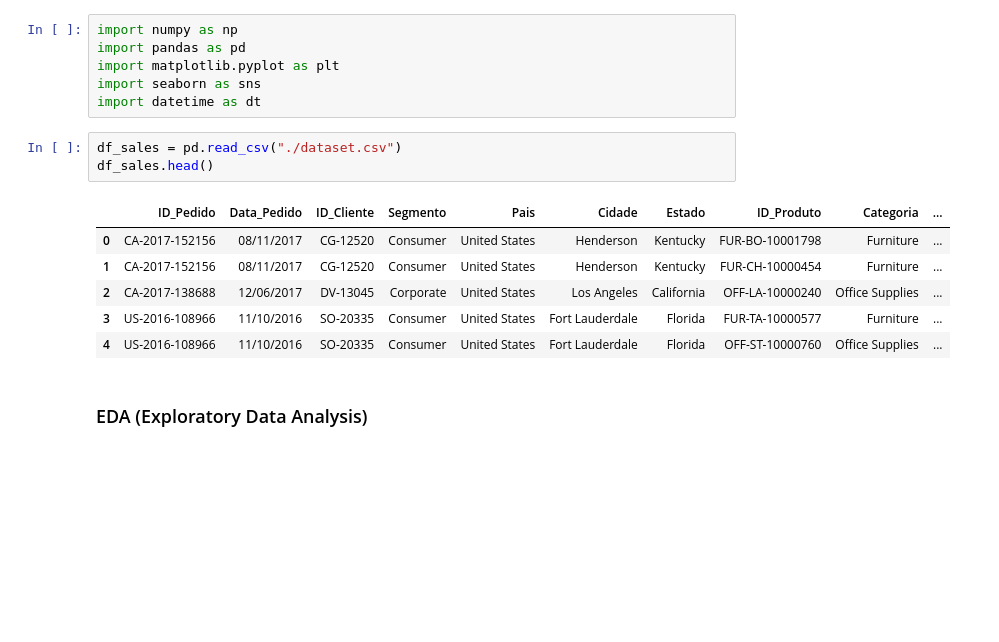
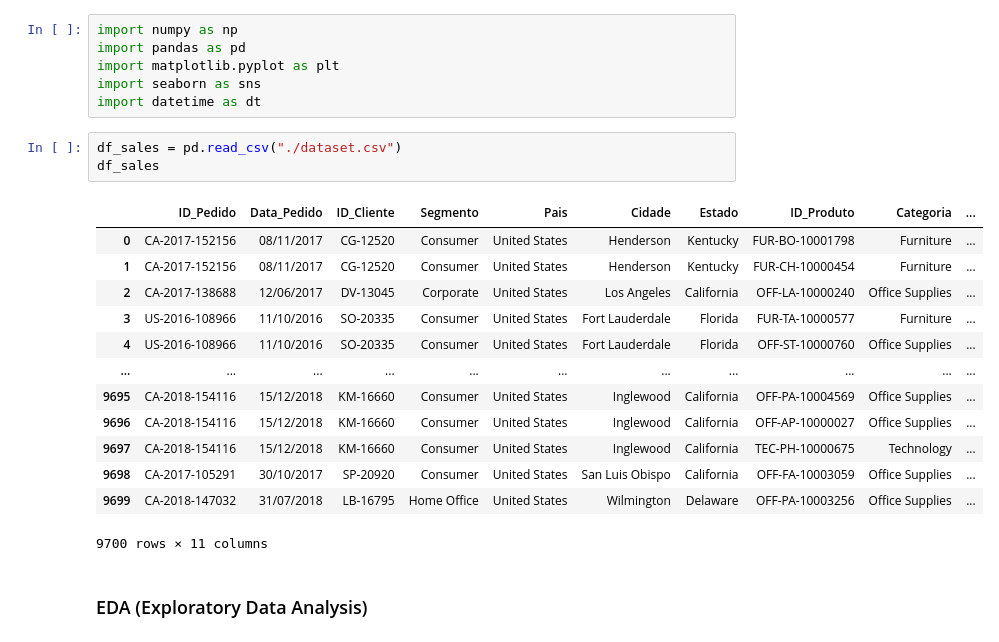
Before and after one commit to EmanuelQuintino/Data-Analysis-Course, a Jupyter notebook: 4-Data-Analytics/challenges/sales/sales-data-analytics.ipynb, the cells around one changed output. Cells and saved outputs as stored; diff of their text form; blank space fills up the shorter version.

Commit message:
remove head df sales

```diff
--- a/4-Data-Analytics/challenges/sales/sales-data-analytics.ipynb
+++ b/4-Data-Analytics/challenges/sales/sales-data-analytics.ipynb
@@ -10,14 +10,21 @@ import seaborn as sns
 import datetime as dt
 # %%
 df_sales = pd.read_csv("./dataset.csv")
-df_sales.head()
+df_sales
 # %% [output]
 |  | ID_Pedido | Data_Pedido | ID_Cliente | Segmento | Pais | Cidade | Estado | ID_Produto | Categoria | ... |
 | 0 | CA-2017-152156 | 08/11/2017 | CG-12520 | Consumer | United States | Henderson | Kentucky | FUR-BO-10001798 | Furniture | ... |
 | 1 | CA-2017-152156 | 08/11/2017 | CG-12520 | Consumer | United States | Henderson | Kentucky | FUR-CH-10000454 | Furniture | ... |
 | 2 | CA-2017-138688 | 12/06/2017 | DV-13045 | Corporate | United States | Los Angeles | California | OFF-LA-10000240 | Office Supplies | ... |
 | 3 | US-2016-108966 | 11/10/2016 | SO-20335 | Consumer | United States | Fort Lauderdale | Florida | FUR-TA-10000577 | Furniture | ... |
 | 4 | US-2016-108966 | 11/10/2016 | SO-20335 | Consumer | United States | Fort Lauderdale | Florida | OFF-ST-10000760 | Office Supplies | ... |
+| ... | ... | ... | ... | ... | ... | ... | ... | ... | ... | ... |
+| 9695 | CA-2018-154116 | 15/12/2018 | KM-16660 | Consumer | United States | Inglewood | California | OFF-PA-10004569 | Office Supplies | ... |
+| 9696 | CA-2018-154116 | 15/12/2018 | KM-16660 | Consumer | United States | Inglewood | California | OFF-AP-10000027 | Office Supplies | ... |
+| 9697 | CA-2018-154116 | 15/12/2018 | KM-16660 | Consumer | United States | Inglewood | California | TEC-PH-10000675 | Technology | ... |
+| 9698 | CA-2017-105291 | 30/10/2017 | SP-20920 | Consumer | United States | San Luis Obispo | California | OFF-FA-10003059 | Office Supplies | ... |
+| 9699 | CA-2018-147032 | 31/07/2018 | LB-16795 | Home Office | United States | Wilmington | Delaware | OFF-PA-10003256 | Office Supplies | ... |
+9700 rows × 11 columns
 # %% [markdown]
 ### EDA (Exploratory Data Analysis)
 # %%
```
